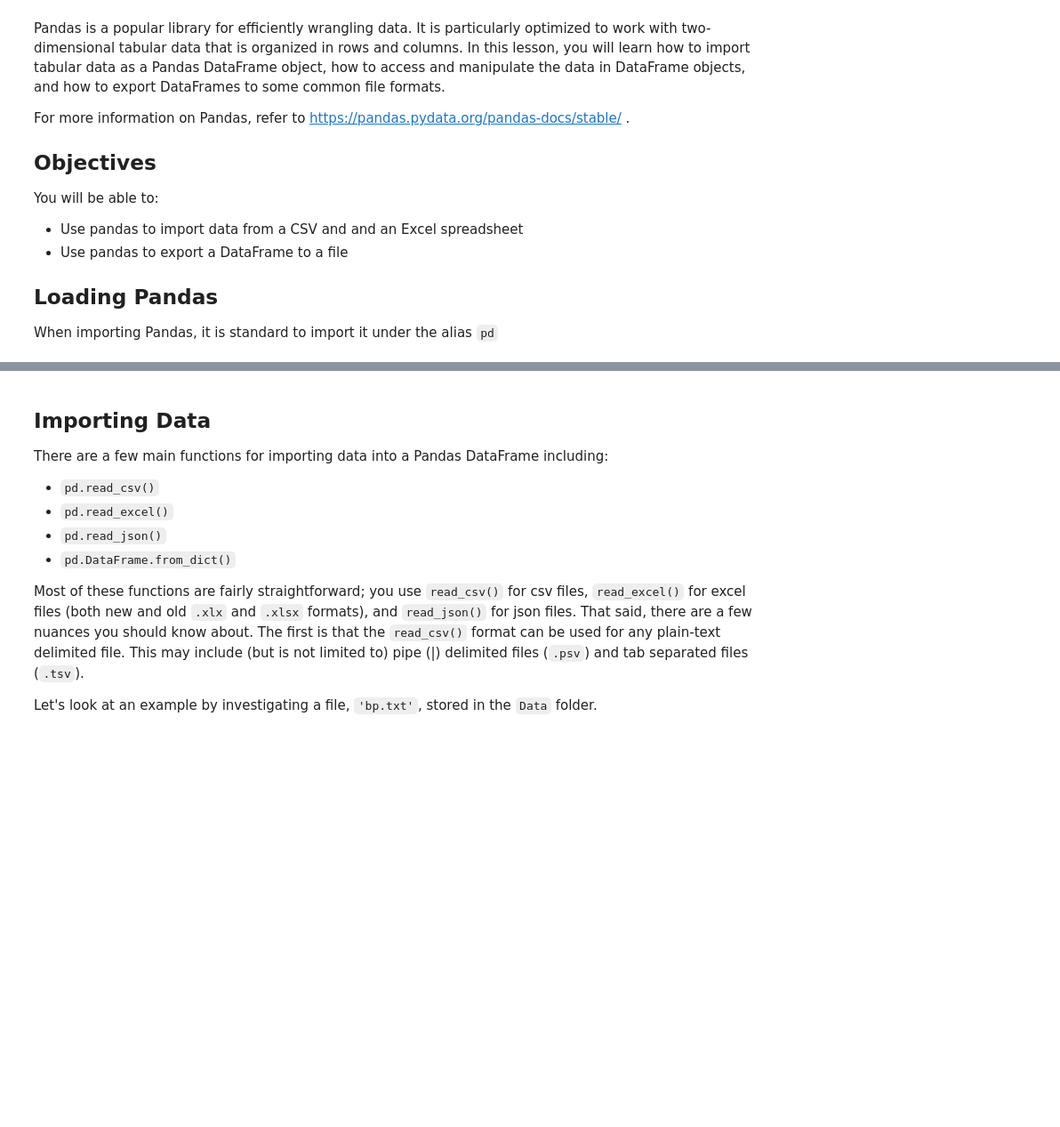
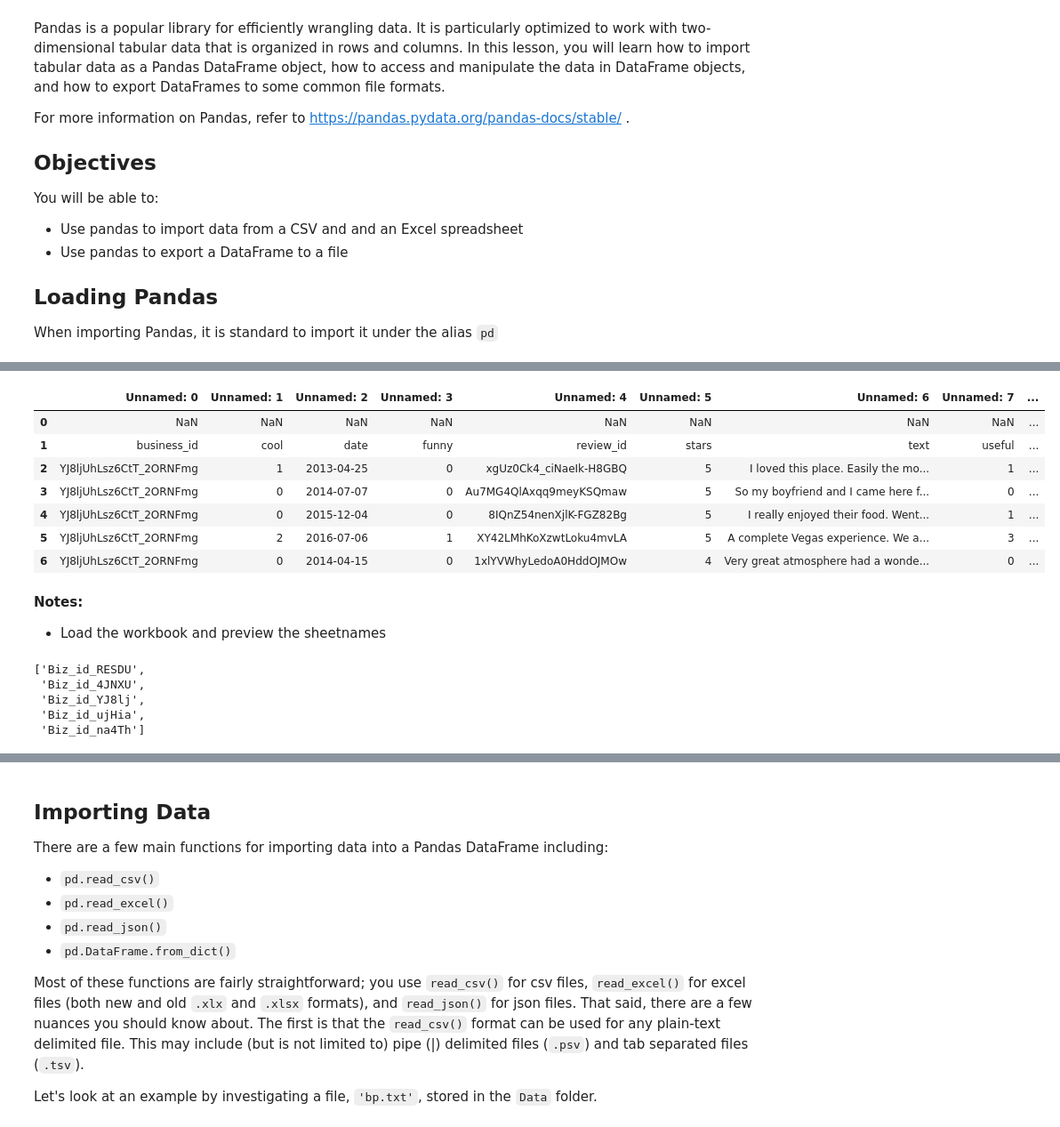
Before and after one commit to Justine-js/dsc-importing-data-using-pandas, a Jupyter notebook: index.ipynb, the cells around one changed output, grey strips where cells are left out. Shown at 89% size. Drawn from its saved outputs; the diff is of its cells as text; code cells hidden in the pictures; blank space fills up the shorter version.

```diff
--- a/index.ipynb
+++ b/index.ipynb
@@ -21,0 +225,25 @@ import pandas as pd
+# %%
+pd.read_excel('Data/Yelp_Selected_Businesses.xlsx',
+             sheet_name = 2)
+# %% [output]
+|  | Unnamed: 0 | Unnamed: 1 | Unnamed: 2 | Unnamed: 3 | Unnamed: 4 | Unnamed: 5 | Unnamed: 6 | Unnamed: 7 | ... |
+| 0 | NaN | NaN | NaN | NaN | NaN | NaN | NaN | NaN | ... |
+| 1 | business_id | cool | date | funny | review_id | stars | text | useful | ... |
+| 2 | YJ8ljUhLsz6CtT_2ORNFmg | 1 | 2013-04-25 | 0 | xgUz0Ck4_ciNaeIk-H8GBQ | 5 | I loved this place. Easily the mo... | 1 | ... |
+| 3 | YJ8ljUhLsz6CtT_2ORNFmg | 0 | 2014-07-07 | 0 | Au7MG4QlAxqq9meyKSQmaw | 5 | So my boyfriend and I came here f... | 0 | ... |
+| 4 | YJ8ljUhLsz6CtT_2ORNFmg | 0 | 2015-12-04 | 0 | 8IQnZ54nenXjlK-FGZ82Bg | 5 | I really enjoyed their food. Went... | 1 | ... |
+| 5 | YJ8ljUhLsz6CtT_2ORNFmg | 2 | 2016-07-06 | 1 | XY42LMhKoXzwtLoku4mvLA | 5 | A complete Vegas experience. We a... | 3 | ... |
+| 6 | YJ8ljUhLsz6CtT_2ORNFmg | 0 | 2014-04-15 | 0 | 1xlYVWhyLedoA0HddOJMOw | 4 | Very great atmosphere had a wonde... | 0 | ... |
+# %% [markdown]
+**Notes:**
+* Load the workbook and preview the sheetnames
+# %%
+# sheet names
+workbook = pd.ExcelFile('Data/Yelp_Selected_Businesses.xlsx')
+workbook.sheet_names
+# %% [output]
+['Biz_id_RESDU',
+ 'Biz_id_4JNXU',
+ 'Biz_id_YJ8lj',
+ 'Biz_id_ujHia',
+ 'Biz_id_na4Th']
```
Also changed, not shown: parts of 18 cells of this notebook.
